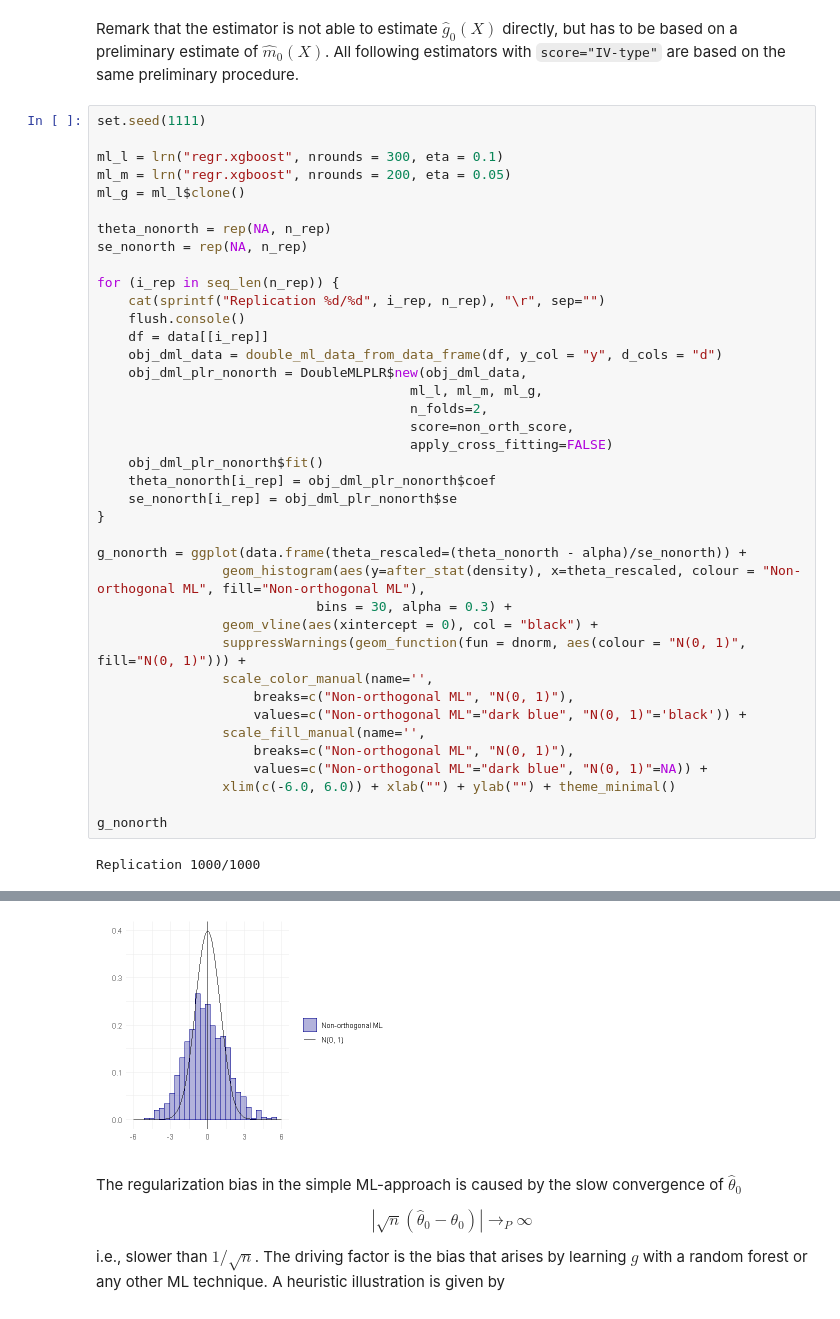
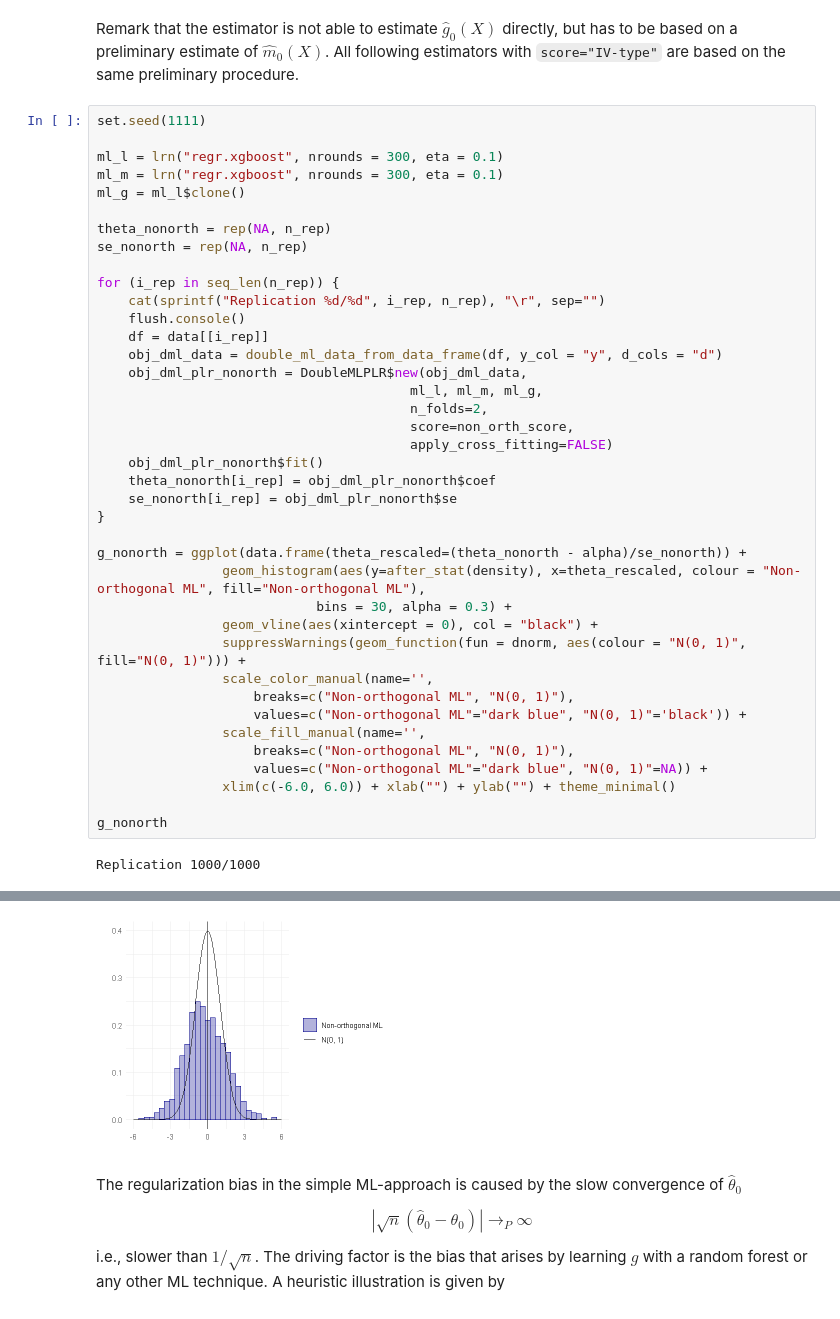
Before and after one commit to DoubleML/doubleml-docs, a Jupyter notebook: doc/examples/R_double_ml_basics.ipynb, the cells around one changed output, grey strips where cells are left out. Drawn from its saved outputs; the diff is of its cells as text.

```diff
--- a/doc/examples/R_double_ml_basics.ipynb
+++ b/doc/examples/R_double_ml_basics.ipynb
@@ -74,7 +74,7 @@ Remark that the estimator is not able to estimate $\hat{g}_0(X)$ directly, but h
 set.seed(1111)
 
 ml_l = lrn("regr.xgboost", nrounds = 300, eta = 0.1)
-ml_m = lrn("regr.xgboost", nrounds = 200, eta = 0.05)
+ml_m = lrn("regr.xgboost", nrounds = 300, eta = 0.1)
 ml_g = ml_l$clone()
 
 theta_nonorth = rep(NA, n_rep)
@@ -119,4 +117,4 @@ Warning message:
-[figure, old version]
+[figure, new version]
 # %% [markdown]
 The regularization bias in the simple ML-approach is caused by the slow convergence of $\hat{\theta}_0$
 
```
Also changed, not shown: parts of 8 cells of this notebook, 15 other files.
